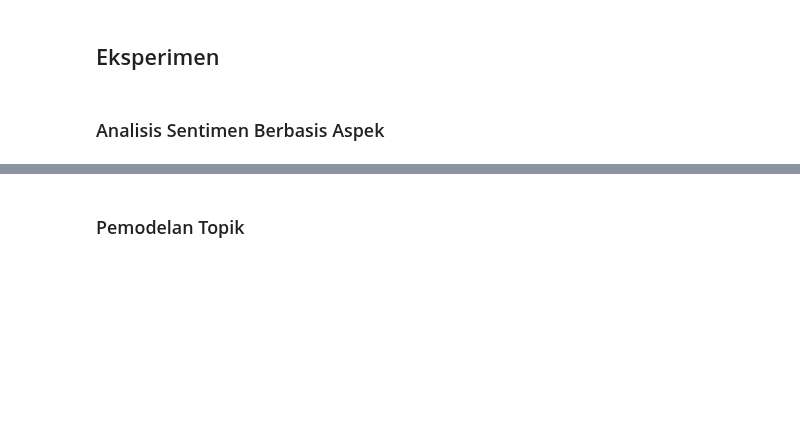
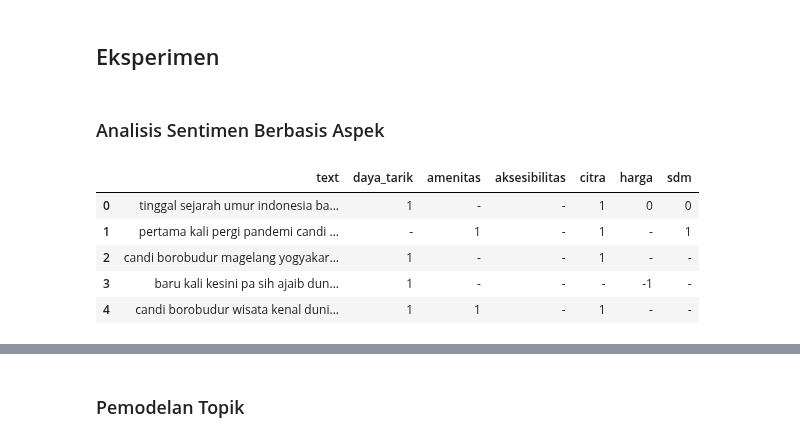
Before and after one commit to muftialroaz/sa-TripAdvisor, a Jupyter notebook: borobudur.ipynb, the cells around one changed output, grey strips where cells are left out. Saved outputs shown, nothing was run; the diff lists cells and outputs as text; code cells hidden in the pictures; blank space fills up the shorter version.

```diff
--- a/borobudur.ipynb
+++ b/borobudur.ipynb
@@ -43,7 +43,7 @@ emoji_negatif = ["😢", "😠", "😡", "😭", "😱", "😨", "😫", "😩",
 emoji_netral = ["👍", "✨", "★", "█", "👌", "♫", "�", "©", "💬", "🔔"]
 
 # Fungsi untuk mengganti emoji dengan label sentimen
-def ganti_emoji(teks):
+def emotion(teks):
     for emoji in emoji_positif:
         teks = teks.replace(emoji, "positif")
     for emoji in emoji_negatif:
@@ -51,8 +51,6 @@ def ganti_emoji(teks):
     for emoji in emoji_netral:
         teks = teks.replace(emoji, "netral")
     return teks
-
-teks = review.apply(ganti_emoji)
 # %%
 import gdown
 # URL dari file Google Drive
@@ -78,12 +76,12 @@ To: e:\PROJECT\Python-Pro\sa-TripAdvisor\stopwords_nltk.txt
 # %%
 def preprocess(text):
     # text preprocessing
+    teks = emotion(text)
+    teks = teks.lower()
     teks = re.sub(r'[^a-zA-Z0-9\s]', '', text)
-    teks = teks.lower()
     stop_words = set(stopwords.words('english') + stopwords_uci.split('\n') + stopwords_nltk.split('\n'))
     tokens = word_tokenize(teks)
     filtered_tokens = [word for word in tokens if word.isalnum() and not any(char.isdigit() for char in word) and word not in stop_words]
-
     stemmer_factory = StemmerFactory()
     sastrawi_stemmer = stemmer_factory.create_stemmer()
     lemmatizer = nltk.WordNetLemmatizer()
@@ -92,7 +90,7 @@ def preprocess(text):
     clean_reviews = ' '.join(indonesian_stemmed_words)
     return clean_reviews
 # %%
-teks = teks.apply(preprocess)
+teks = review.apply(preprocess)
 teks
 # %% [output]
 0       tinggal sejarah umur indonesia bangsa indonesi...
@@ -156,3 +125,13 @@ from sklearn.svm import SVC
 from sklearn.ensemble import RandomForestClassifier
 from sklearn.neighbors import KNeighborsClassifier
 from sklearn.metrics import classification_report
+# %%
+preprocess = pd.concat([pd.DataFrame(teks), df_clean['daya_tarik'], df_clean['amenitas'], df_clean['aksesibilitas'], df_clean['citra'], df_clean['harga'], df_clean['sdm']], axis=1)
+preprocess.head()
+# %% [output]
+|  | text | daya_tarik | amenitas | aksesibilitas | citra | harga | sdm |
+| 0 | tinggal sejarah umur indonesia ba... | 1 | - | - | 1 | 0 | 0 |
+| 1 | pertama kali pergi pandemi candi ... | - | 1 | - | 1 | - | 1 |
+| 2 | candi borobudur magelang yogyakar... | 1 | - | - | 1 | - | - |
+| 3 | baru kali kesini pa sih ajaib dun... | 1 | - | - | - | -1 | - |
+| 4 | candi borobudur wisata kenal duni... | 1 | 1 | - | 1 | - | - |
```
Also changed, not shown: parts of 10 cells of this notebook, 1 other file.
